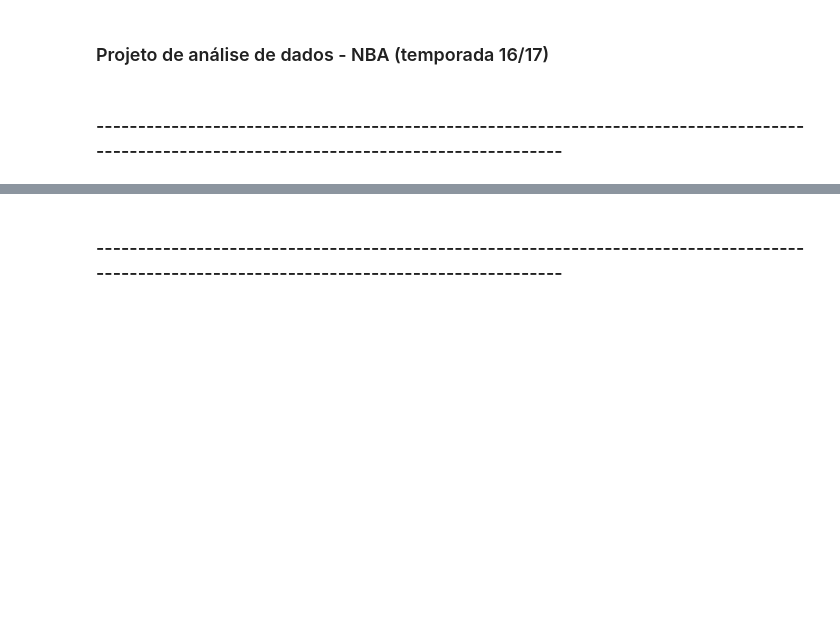
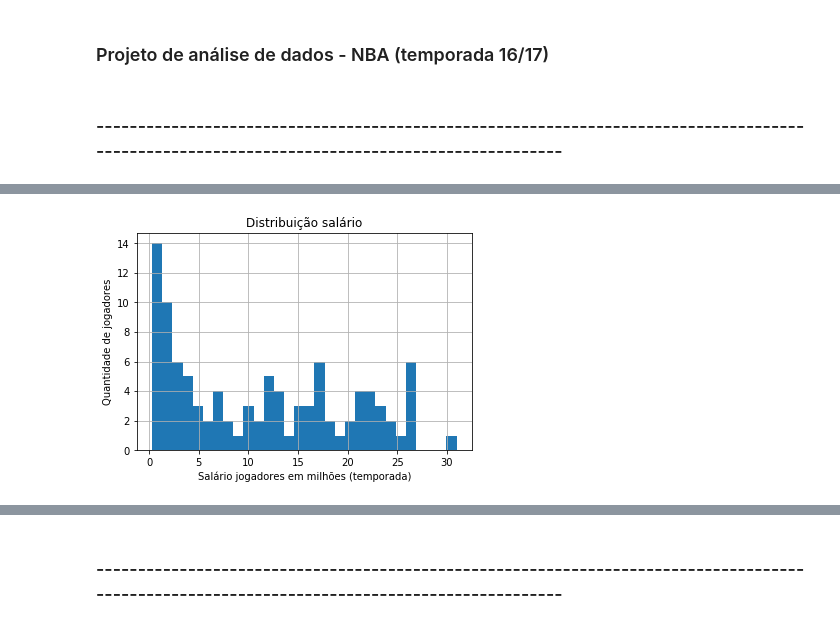
Before and after one commit to IgorQuaresma/Projeto-NBA, a Jupyter notebook: projeto_nba_versao2.ipynb, the cells around one changed output, grey strips where cells are left out. Drawn from its saved outputs; the diff is of its cells as text; code cells hidden in the pictures; blank space fills up the shorter version.

```diff
--- a/projeto_nba_versao2.ipynb
+++ b/projeto_nba_versao2.ipynb
@@ -23,0 +77,10 @@ df_2 = pd.read_csv('limpo_nba_2016_2017_100.csv')
+# %%
+# Noção da distribuição de salário dos jogadores
+
+df_2['SALARY_MILLIONS'].hist(bins = 30)
+plt.xlabel('Salário jogadores em milhões (temporada)')
+plt.ylabel('Quantidade de jogadores')
+plt.title('Distribuição salário')
+plt.show()
+# %% [output]
+[figure, added]
```
Also changed, not shown: parts of 11 cells of this notebook.
